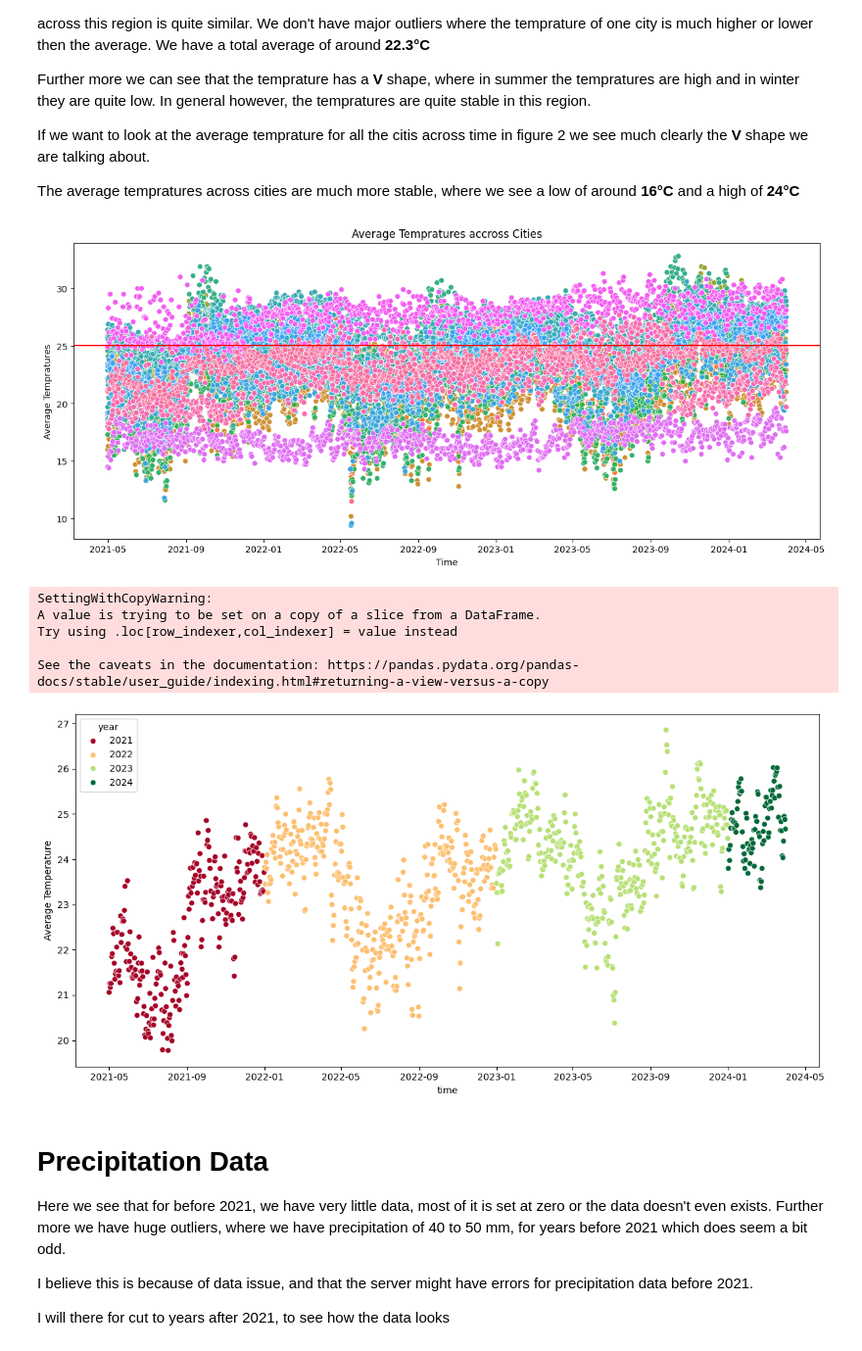
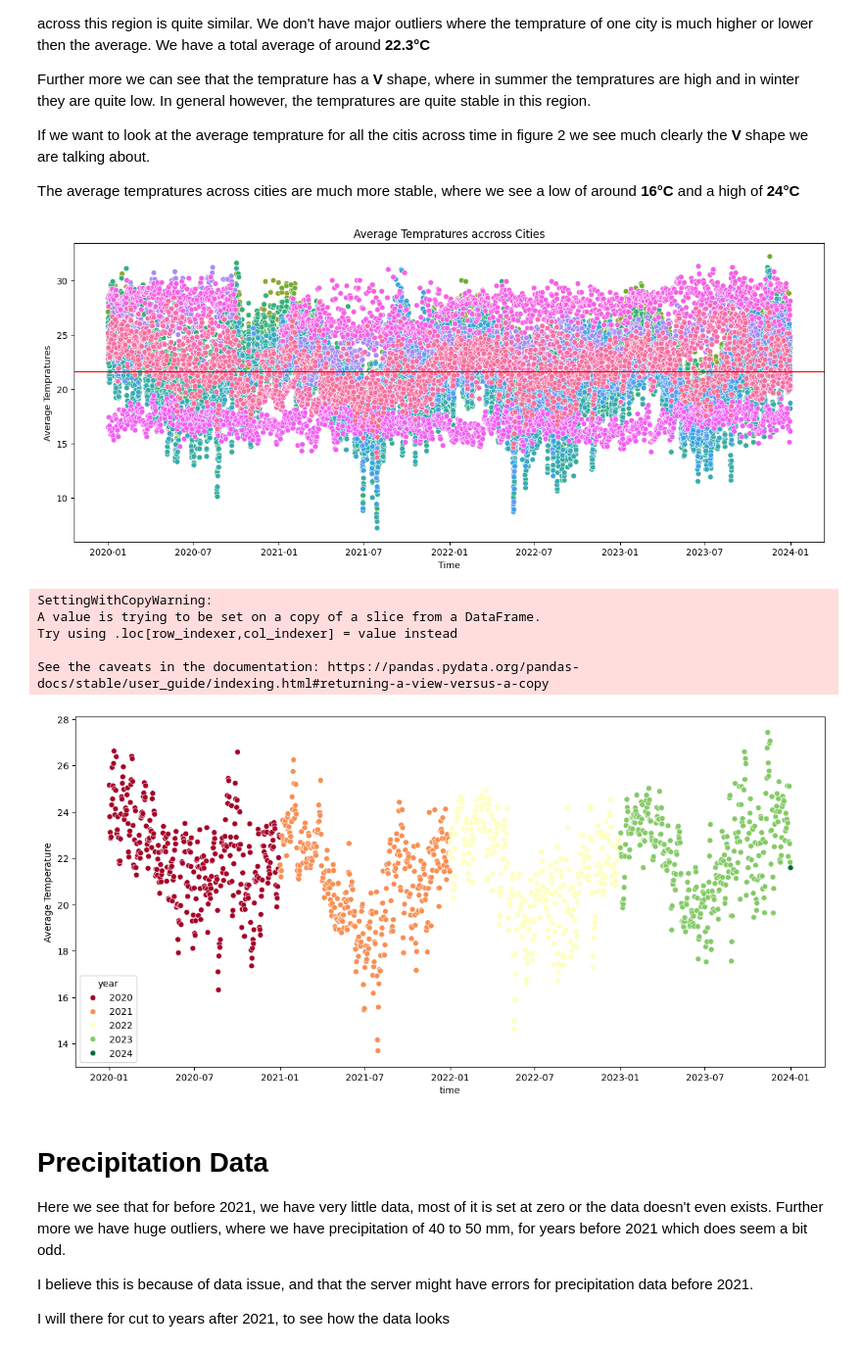
Before and after one commit to maseehfaizan/Project_code, a Jupyter notebook: Master.ipynb, the cells around one changed output. Shown at 98% size. Drawn from its saved outputs; the diff is of its cells as text; code cells hidden in the pictures.

```diff
--- a/Master.ipynb
+++ b/Master.ipynb
@@ -73,8 +78,8 @@ Rio Grande do Norte     8
 Rio Grande do Sul       7
 Name: count, dtype: int64
 # %%
-regions = ['Minas Gerais','São Paulo','Bahia','Antioquia','Hulia']
-#,'Tolima'
+regions = ['Minas Gerais','Tolima','São Paulo','Hulia','Antioquia']
+
 #city = cities[cities['admin_name']=='Minas Gerais']
 city = cities[cities['admin_name'].isin(regions)]
 city.head()
@@ -90,8 +95,8 @@ city.head()
 
 I have daily weather data starting from **2019** unitl end of **2023** from the closest stations where data is available in these regions/citites.
 # %%
-start = datetime(2021, 5, 1)
-end = datetime(2024, 3, 31)
+start = datetime(2020, 1, 1)
+end = datetime(2024, 1, 1)
 #empty dataframe
 wdata = pd.DataFrame()
 ix = 0
@@ -192,27 +197,27 @@ If we want to look at the average temprature for all the citis across time in fi
 The average tempratures across cities are much more stable, where we see a low of around **16°C** and a high of **24°C**
 # %%
 # Computing the temprature mean across cities and time.
-average_temp = ext['Average Temperature'].mean()
+average_temp = tavg_df['Average Temperature'].mean()
 
 #This changes the DataFrame from a wide format to a long format where each
 #row represents a single observation, making it easier to plot using functions that expect data in this format.
 df_melted = tavg_df.reset_index().melt(id_vars='time', var_name='variable', value_name='value')
 
 # Create a plot using Seaborn
 plt.figure(figsize=(15, 6))
 sns.scatterplot(data=df_melted, x='time', y='value', hue='variable',legend=False)
 
 
 # Adding labels and title
 plt.xlabel('Time')
 plt.ylabel('Average Tempratures')
 plt.title('Average Tempratures accross Cities')
 plt.axhline(y = average_temp,color='red')
 
 # Show the plot
 plt.show()
 # %% [output]
-[figure, old version]
+[figure, new version]
 # %%
 tavg_df.reset_index(inplace=True)
 tavg_df['year'] = tavg_df['time'].dt.year  # Extracting year from date
@@ -230,7 +235,7 @@ A value is trying to be set on a copy of a slice from a DataFrame.
 Try using .loc[row_indexer,col_indexer] = value instead
 
 See the caveats in the documentation: https://pandas.pydata.org/pandas-docs/stable/user_guide/indexing.html#returning-a-view-versus-a-copy
-[figure, old version]
+[figure, new version]
 # %% [markdown]
 # Precipitation Data
 
```
Also changed, not shown: parts of 28 cells of this notebook, 1 other file.
